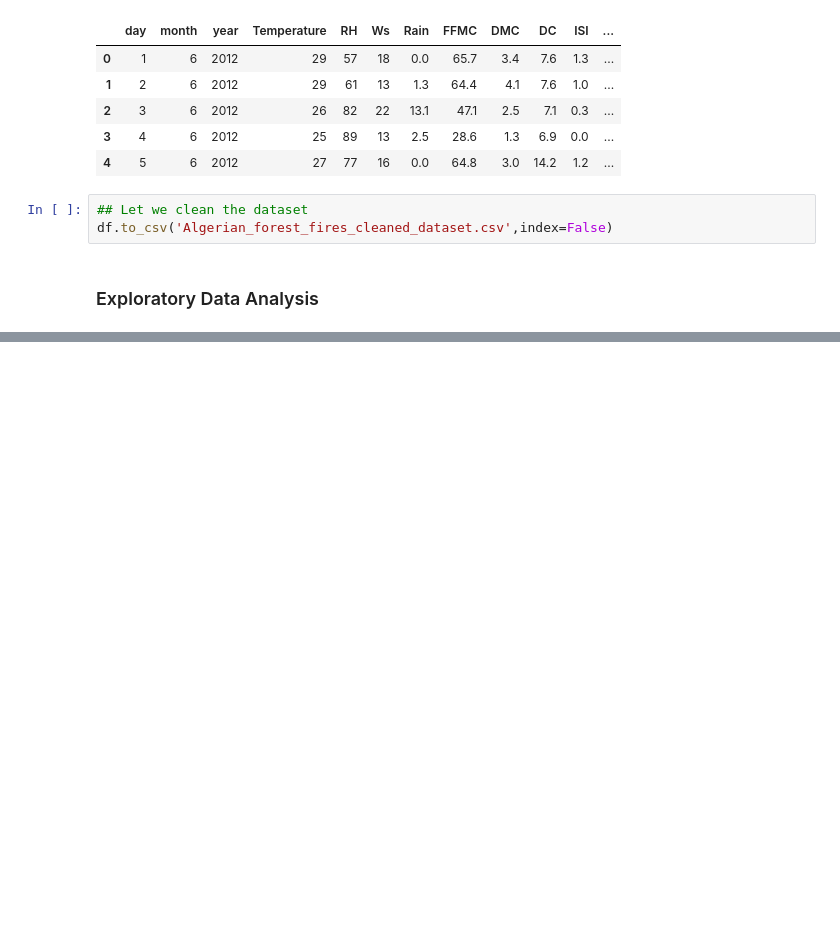
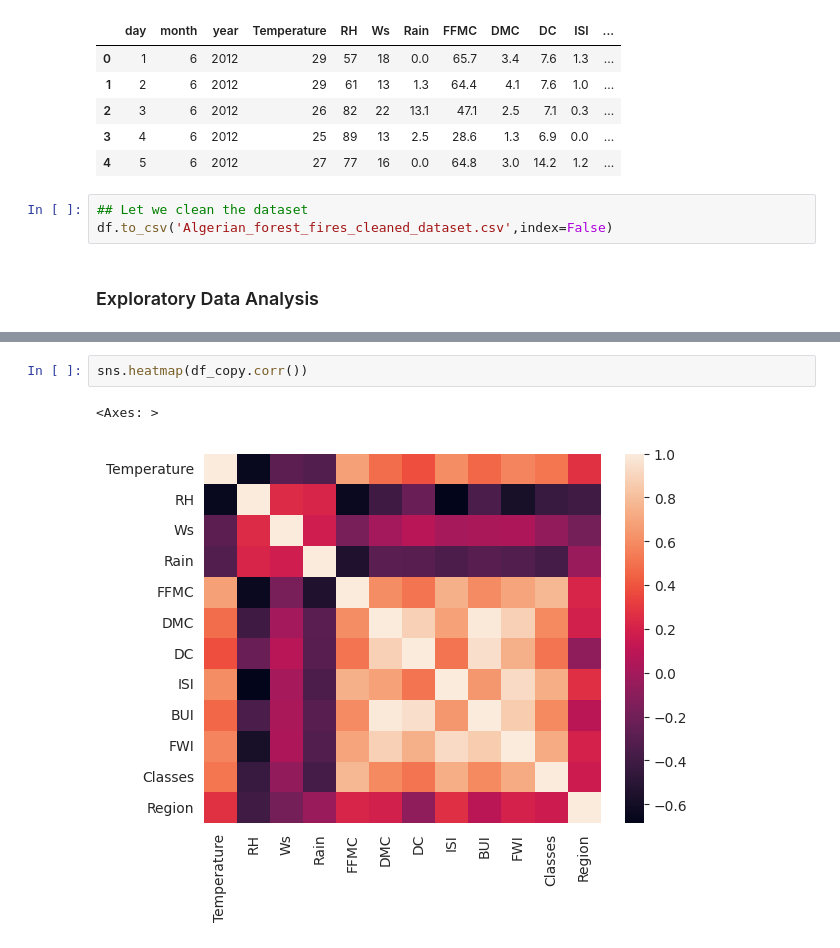
Before and after one commit to naveenprasad07/ai-ml, a Jupyter notebook: Ridge_Lasso_Elastic_Regression/Ridge_Lasso_Regression.ipynb, the cells around one changed output, grey strips where cells are left out. Cells and saved outputs as stored; diff of their text form; blank space fills up the shorter version.

```diff
--- a/Ridge_Lasso_Elastic_Regression/Ridge_Lasso_Regression.ipynb
+++ b/Ridge_Lasso_Elastic_Regression/Ridge_Lasso_Regression.ipynb
@@ -267,0 +326,5 @@ df.head()
+# %%
+sns.heatmap(df_copy.corr())
+# %% [output]
+<Axes: >
+[figure, added]
```
Also changed, not shown: parts of 15 cells of this notebook.
